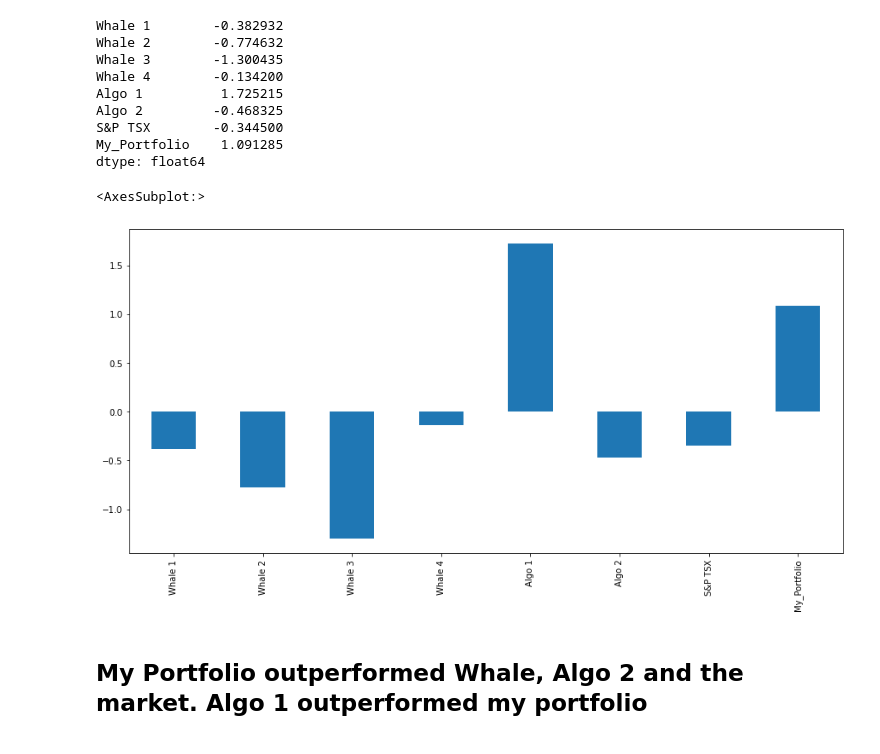
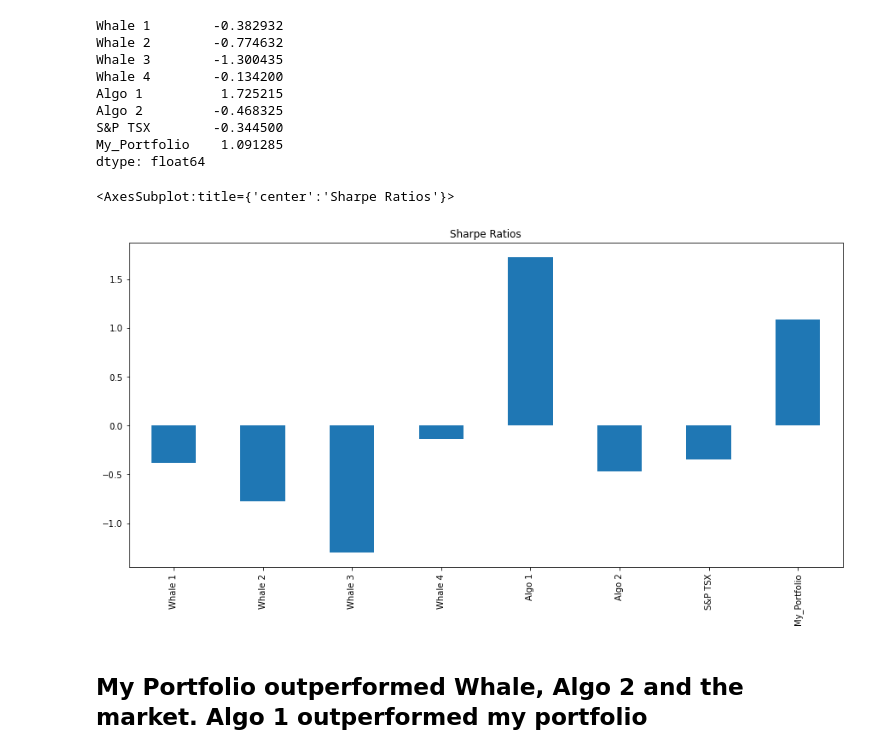
Before and after one commit to vjreddy2001/Portfolio, a Jupyter notebook: whale_analysis.ipynb, the cells around one changed output. Cells and saved outputs as stored; diff of their text form; code cells hidden in the pictures.

```diff
--- a/whale_analysis.ipynb
+++ b/whale_analysis.ipynb
@@ -730,8 +728,8 @@ My_Portfolio    1.091285
 dtype: float64
 # %%
 # Visualize the sharpe ratios as a bar plot
-sharpe_ratios_custom.plot(figsize=(15,7), kind="bar")
+sharpe_ratios_custom.plot(figsize=(15,7), kind="bar", title= "Sharpe Ratios")
 # %% [output]
-<AxesSubplot:>
+<AxesSubplot:title={'center':'Sharpe Ratios'}>
-[figure, old version]
+[figure, new version]
 # %%
```
Also changed, not shown: parts of 14 cells of this notebook.
